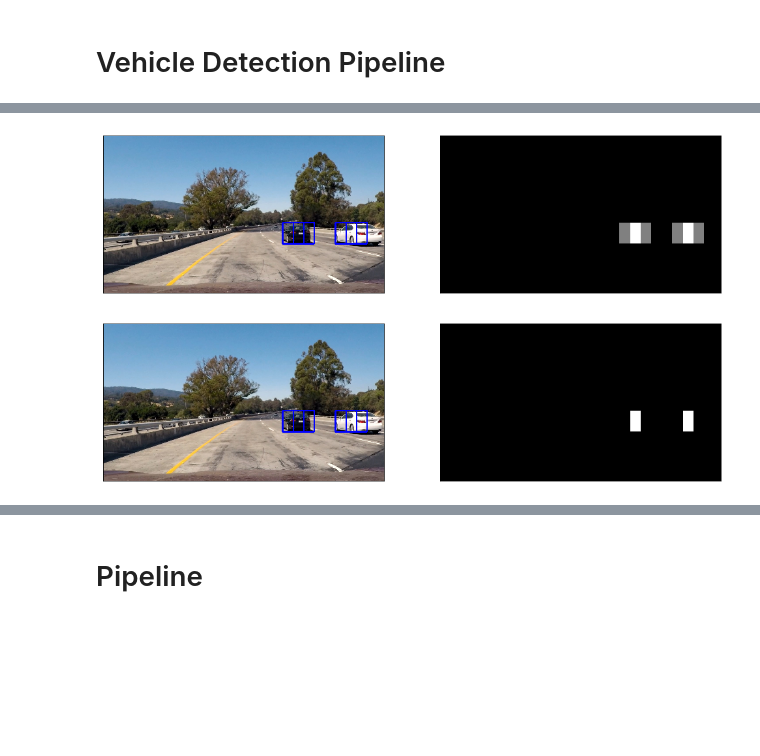
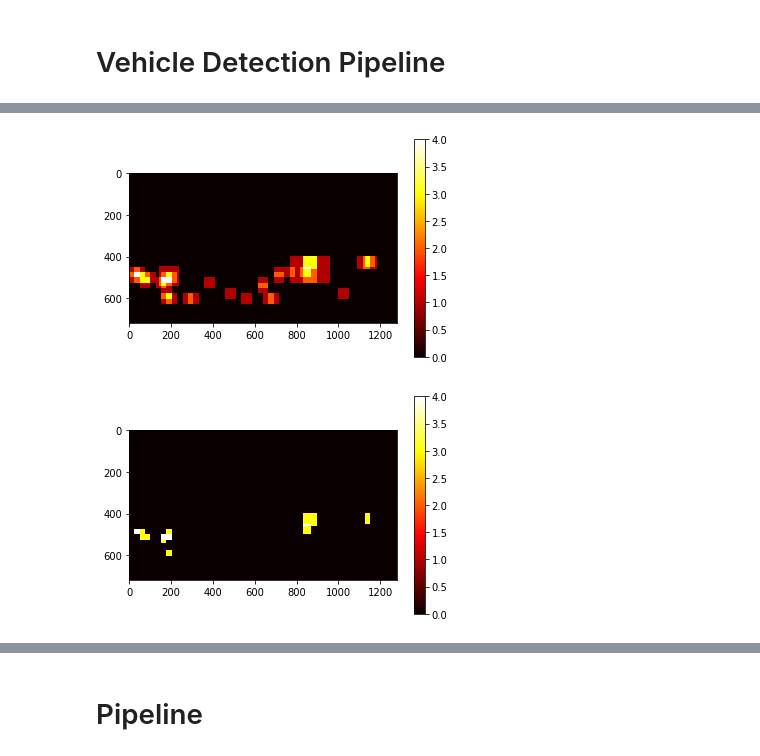
Before and after one commit to stefancyliax/CarND-Vehicle-Detection, a Jupyter notebook: P5_Vehicle_Detection.ipynb, the cells around one changed output, grey strips where cells are left out. Drawn from its saved outputs; the diff is of its cells as text; code cells hidden in the pictures; blank space fills up the shorter version.

Commit message:
Added annotated heatmap, better visualizations

```diff
--- a/P5_Vehicle_Detection.ipynb
+++ b/P5_Vehicle_Detection.ipynb
@@ -311,7 +297,7 @@ def extract_features_from_dataset(files, color_space='RGB', spatial_size=(32, 32
     return features
 
 
-color_space = 'YUV'  # Can be RGB, HSV, LUV, HLS, YUV, YCrCb
+color_space = 'YCrCb'  # Can be RGB, HSV, LUV, HLS, YUV, YCrCb
 orient = 16  # HOG orientations
 pix_per_cell = 16  # HOG pixels per cell
 cell_per_block = 2  # HOG cells per block
@@ -389,8 +375,8 @@ def fit_PCA(X_train, X_test, y_train, y_test, n_components=150):
     print("done in %0.3fs" % (time.time() - t0))
 
     print("Variance of the PCs: ", pca.explained_variance_ratio_)
-    return X_train_pca, X_test_pca
+    return pca, X_train_pca, X_test_pca
 
 ## Demo
-X_train_pca, X_test_pca = fit_PCA(X_train, X_test, y_train, y_test)
+pca, X_train_pca, X_test_pca = fit_PCA(X_train, X_test, y_train, y_test, n_components=50)
 # %% [output]
@@ -484,7 +466,7 @@ notcar_features = extract_features_from_dataset(notcars, color_space=color_space
 
 X_scaler, X_train, X_test, y_train, y_test = create_and_scale_dataset(car_features, notcar_features)
 # %%
-X_train_pca, X_test_pca = fit_PCA(X_train, X_test, y_train, y_test, n_components=500)
+pca, X_train_pca, X_test_pca = fit_PCA(X_train, X_test, y_train, y_test, n_components=50)
 svc, accuracy, time_fit, time_prediction = fit_SVM(X_train_pca, X_test_pca, y_train, y_test, kernel=kernel, C=C)
 
 print('Accuracy:',accuracy)
@@ -587,8 +560,7 @@ print_example_images(img, result)
 # %%
 # Define a function you will pass an image and return a list of images to be searched
-def find_cars(img, ystart, ystop, scale, svc, X_scaler, orient, pix_per_cell, cell_per_block, spatial_size, hist_bins):
+def find_cars(img, ystart, ystop, scale, svc, pca, X_scaler, orient, pix_per_cell, cell_per_block, spatial_size, hist_bins):
     bbox_list = []
-    draw_img = np.copy(img)
     # scale image
     img = img.astype(np.float32)
 
@@ -648,17 +620,16 @@ def find_cars(img, ystart, ystop, scale, svc, X_scaler, orient, pix_per_cell, ce
             test = np.hstack((spatial_features, hist_features, hog_features))
             # Scale features and make a prediction
             test_features = X_scaler.transform(np.hstack((spatial_features, hist_features, hog_features)).reshape(1, -1))
-            test_prediction = svc.predict(test_features)
+            test_features_pca = pca.transform(test_features)
+            test_prediction = svc.predict(test_features_pca)
 
             if test_prediction == 1:
                 xbox_left = np.int(xleft * scale)
                 ytop_draw = np.int(ytop * scale)
                 win_draw = np.int(window * scale)
-                cv2.rectangle(draw_img, (xbox_left, ytop_draw + ystart),
-                              (xbox_left + win_draw, ytop_draw + win_draw + ystart), (0, 0, 1), 6)
                 bbox_list.append([(xbox_left, ytop_draw + ystart),(xbox_left + win_draw, ytop_draw + win_draw + ystart)])
 
-    return draw_img, bbox_list
+    return bbox_list
 
 ## Demo
 
@@ -666,7 +637,15 @@ ystart = 400
 ystop = 656
 scale = 1.5
 
-img = load_image('./test_images/test1.jpg')
-result, bbox_list = find_cars(img, ystart, ystop, scale, svc, X_scaler, orient, pix_per_cell, cell_per_block, spatial_size, hist_bins)
-print_example_images(img, result)
+img = load_image('./test_images/test6.jpg')
+bbox_list1 = find_cars(img, ystart, ystop, 1.5, svc, pca, X_scaler, orient, pix_per_cell, cell_per_block, spatial_size, hist_bins)
+print_example_images(img, draw_boxes(img, bbox_list1))
+bbox_list2 = find_cars(img, ystart, ystop, 1, svc, pca, X_scaler, orient, pix_per_cell, cell_per_block, spatial_size, hist_bins)
+print_example_images(img, draw_boxes(img, bbox_list2))
+bbox_list3 = find_cars(img, ystart, ystop, 0.8, svc, pca, X_scaler, orient, pix_per_cell, cell_per_block, spatial_size, hist_bins)
+print_example_images(img, draw_boxes(img, bbox_list3))
+bbox_list4 = find_cars(img, ystart, ystop, 2, svc, pca, X_scaler, orient, pix_per_cell, cell_per_block, spatial_size, hist_bins)
+print_example_images(img, draw_boxes(img, bbox_list4))
+
+bbox_list = bbox_list1 + bbox_list2 + bbox_list3 + bbox_list4
 # %% [output]
@@ -674,29 +656,27 @@ print_example_images(img, result)
 # %%
 def add_heat(heatmap, bbox_list):
     # Iterate through list of bboxes
     for box in bbox_list:
         # Add += 1 for all pixels inside each bbox
         # Assuming each "box" takes the form ((x1, y1), (x2, y2))
         heatmap[box[0][1]:box[1][1], box[0][0]:box[1][0]] += 1
 
     # Return updated heatmap
     return heatmap# Iterate through list of bboxes
 
 ## Demo
 
-heatmap = np.zeros_like(img[:,:,0]).astype(np.float)
+heatmap = np.zeros((720,1280)).astype(np.float)
 heatmap = add_heat(heatmap,bbox_list)
 
 # clip for displaying
 heatmap = np.clip(heatmap, 0, 255)
 
-print_example_images(result, heatmap)
-
-#https://matplotlib.org/users/image_tutorial.html
-#In [12]: imgplot = plt.imshow(lum_img)
-#In [13]: plt.colorbar()
+plt.imshow(heatmap, cmap='hot')
+plt.colorbar()
+plt.show()
 # %% [output]
-[figure, old version]
+[figure, new version]
 # %%
 def apply_threshold(heatmap, threshold):
     # Zero out pixels below the threshold
@@ -704,10 +684,12 @@ def apply_threshold(heatmap, threshold):
     # Return thresholded map
     return heatmap
 
-heatmap = apply_threshold(heatmap,1)
-print_example_images(result, heatmap)
+heatmap = apply_threshold(heatmap,2)
+plt.imshow(heatmap, cmap='hot')
+plt.colorbar()
+plt.show()
 # %% [output]
-[figure, old version]
+[figure, new version]
 # %%
 from scipy.ndimage.measurements import label
 
```
Also changed, not shown: parts of 22 cells of this notebook.
